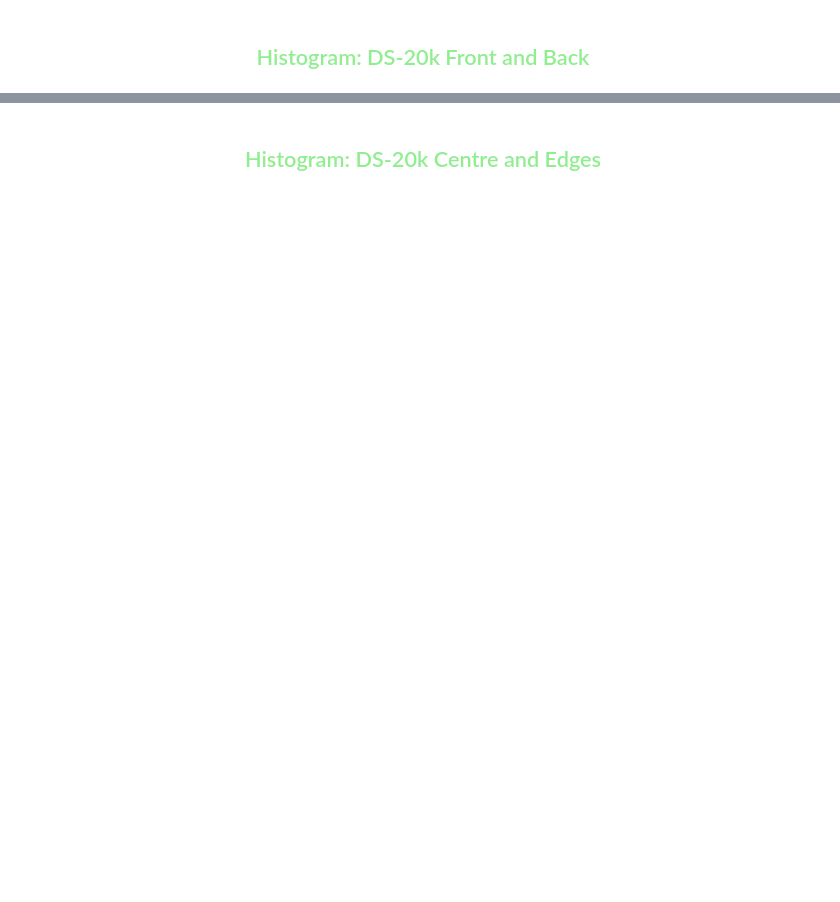
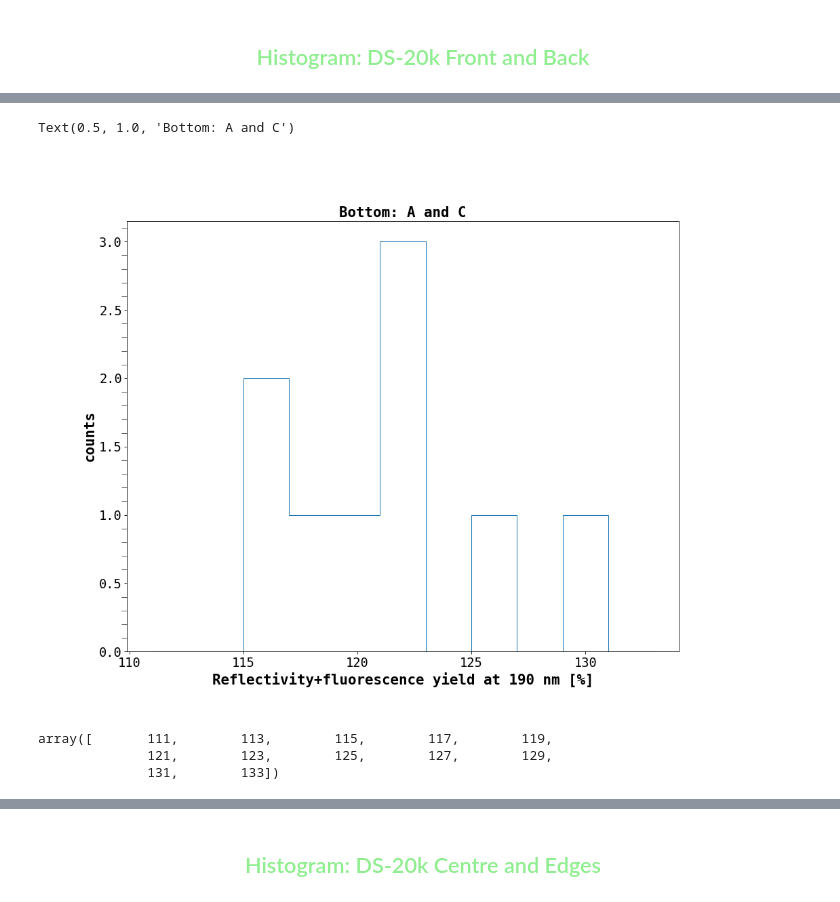
Before and after one commit to sarthchoudhary/ArGCAT, a Jupyter notebook: notebooks/plot_spectrophotometry.ipynb, the cells around one changed output, grey strips where cells are left out. Drawn from its saved outputs; the diff is of its cells as text; code cells hidden in the pictures; blank space fills up the shorter version.

```diff
--- a/notebooks/plot_spectrophotometry.ipynb
+++ b/notebooks/plot_spectrophotometry.ipynb
@@ -681,10 +489,21 @@ for index_file, filename_pattern in enumerate(filename_pattern_ls):
 # %%
 fig5, ax5= plt.subplots(1, 1, figsize=[14, 11], dpi=75)
 
-hist_content, hist_edges, _histObjects = ax5.hist(PEN_R190_Bottom_ls, bins=5, histtype='step')
-ax5.set_xlabel('R [%]', fontsize=20)
+# hist_content, hist_edges, _histObjects = ax5.hist(PEN_R190_Bottom_ls, bins=5, histtype='step')
+# hist_content, hist_edges, _histObjects = ax5.hist(PEN_R190_Bottom_ls, bins=np.arange(112, 134, 2), histtype='step')
+hist_content, hist_edges, _histObjects = ax5.hist(PEN_R190_Bottom_ls, bins=np.arange(111, 135, 2), histtype='step', label='data')
+ax5.set_xlabel('Reflectivity+fluorescence yield at 190 nm [%]', fontsize=20)
 ax5.set_ylabel('counts', fontsize=20)
 ax5.set_title('Bottom: A and C')
+# %% [output]
+Text(0.5, 1.0, 'Bottom: A and C')
+[figure, added]
+# %%
+hist_edges
+# %% [output]
+array([       111,        113,        115,        117,        119,
+              121,        123,        125,        127,        129,
+              131,        133])
 # %%
 text_in_box = AnchoredText(f"statistics = {int(np.sum(hist_content))}" '\n$\mu$' f' = {np.mean(PEN_R190_Bottom_ls):.3f}' '\n$\sigma$' f' = {np.std(PEN_R190_Bottom_ls):.3f}',
                         #    '\n$\\chi^{2}/\\nu$' f" = {red_chisqr_value:.2f}" '\n$\mu$' f' = {fitted_parameters[0]:.3f}' '\n$\sigma$' f' = {fitted_parameters[1]:.3f}',\
```
Also changed, not shown: parts of 94 cells of this notebook.
